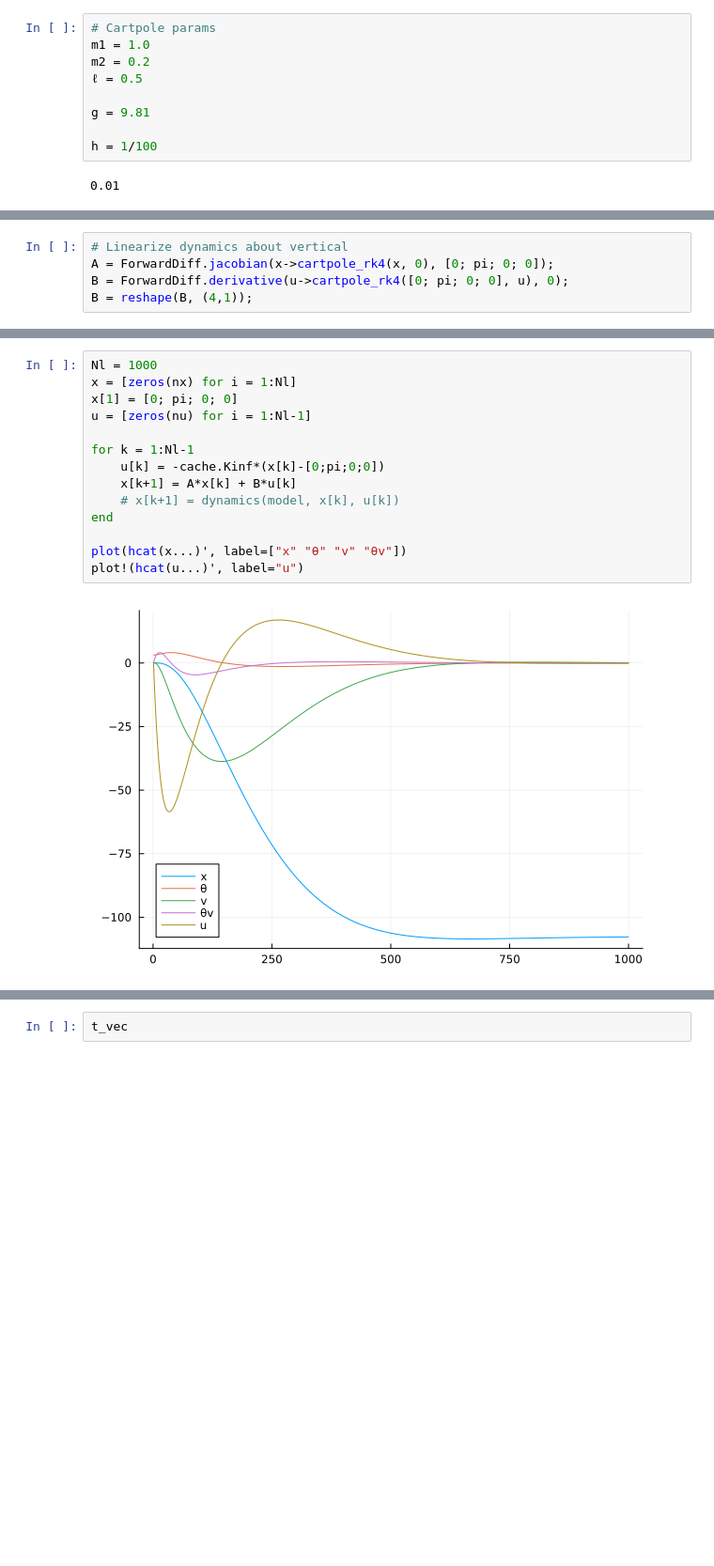
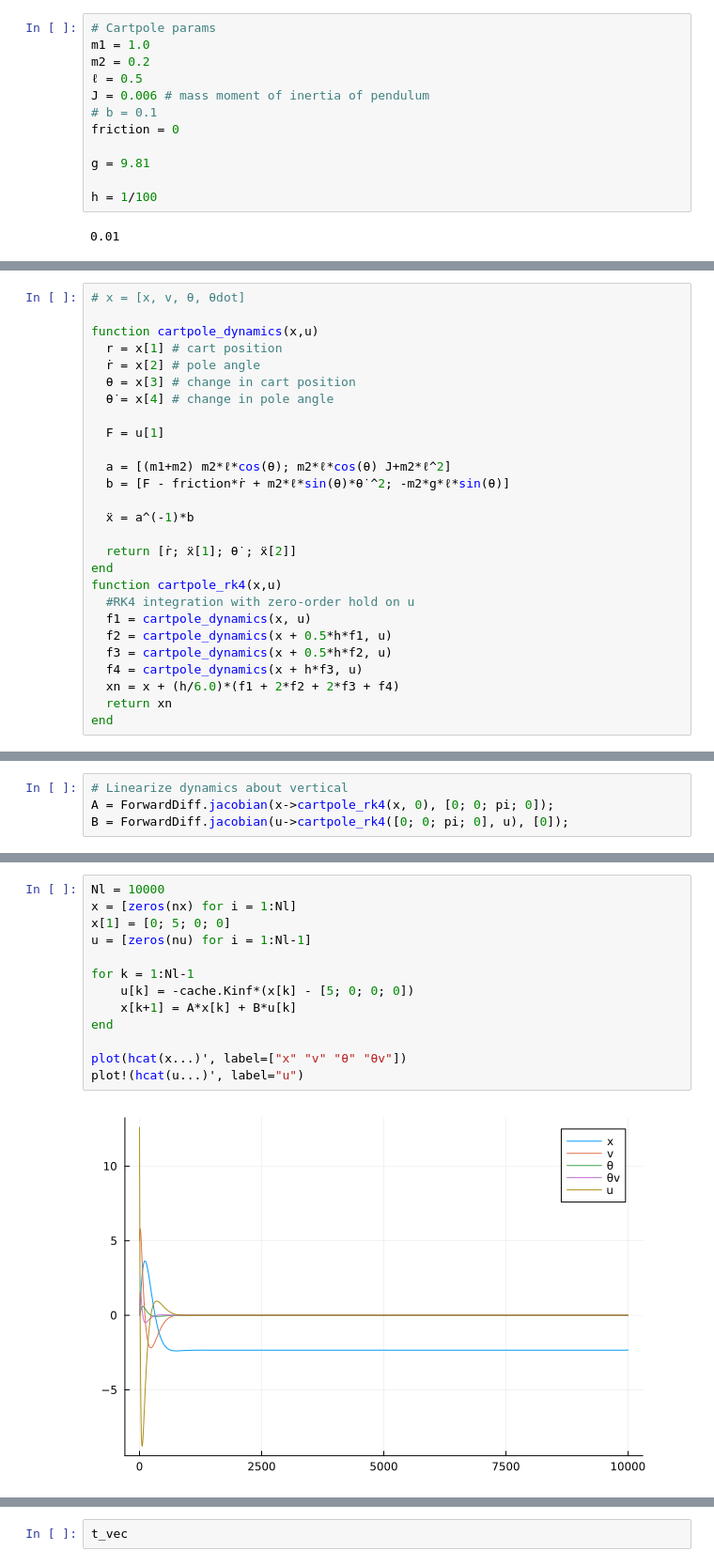
Before and after one commit to sschoedel/cartpole, a Jupyter notebook: Controller/TinyMPC/cartpole.ipynb, the cells around one changed output, grey strips where cells are left out. Shown at 94% size. Saved outputs shown, nothing was run; the diff lists cells and outputs as text; blank space fills up the shorter version.

```diff
--- a/Controller/TinyMPC/cartpole.ipynb
+++ b/Controller/TinyMPC/cartpole.ipynb
@@ -31,6 +30,9 @@ MeshCat Visualizer with path /meshcat/robot/cart/pole at http://127.0.0.1:8702
 m1 = 1.0
 m2 = 0.2
 ℓ = 0.5
+J = 0.006 # mass moment of inertia of pendulum
+# b = 0.1
+friction = 0
 
 g = 9.81
 
@@ -107,0 +42,27 @@ xg = [rg; θg; vg; θ̇g];
+# %%
+# x = [x, v, θ, θdot]
+
+function cartpole_dynamics(x,u)
+  r = x[1] # cart position
+  ṙ = x[2] # pole angle
+  θ = x[3] # change in cart position
+  θ̇ = x[4] # change in pole angle
+
+  F = u[1]
+
+  a = [(m1+m2) m2*ℓ*cos(θ); m2*ℓ*cos(θ) J+m2*ℓ^2]
+  b = [F - friction*ṙ + m2*ℓ*sin(θ)*θ̇ ^2; -m2*g*ℓ*sin(θ)]
+
+  ẍ = a^(-1)*b
+
+  return [ṙ; ẍ[1]; θ̇ ; ẍ[2]]
+end
+function cartpole_rk4(x,u)
+  #RK4 integration with zero-order hold on u
+  f1 = cartpole_dynamics(x, u)
+  f2 = cartpole_dynamics(x + 0.5*h*f1, u)
+  f3 = cartpole_dynamics(x + 0.5*h*f2, u)
+  f4 = cartpole_dynamics(x + h*f3, u)
+  xn = x + (h/6.0)*(f1 + 2*f2 + 2*f3 + f4)
+  return xn
+end
@@ -108,5 +71,4 @@ xg = [rg; θg; vg; θ̇g];
 # %%
 # Linearize dynamics about vertical
-A = ForwardDiff.jacobian(x->cartpole_rk4(x, 0), [0; pi; 0; 0]);
-B = ForwardDiff.derivative(u->cartpole_rk4([0; pi; 0; 0], u), 0);
-B = reshape(B, (4,1));
+A = ForwardDiff.jacobian(x->cartpole_rk4(x, 0), [0; 0; pi; 0]);
+B = ForwardDiff.jacobian(u->cartpole_rk4([0; 0; pi; 0], u), [0]);
@@ -196,16 +125,15 @@ cache.Kinf .= K[1]
 # %%
-Nl = 1000
+Nl = 10000
 x = [zeros(nx) for i = 1:Nl]
-x[1] = [0; pi; 0; 0]
+x[1] = [0; 5; 0; 0]
 u = [zeros(nu) for i = 1:Nl-1]
 
 for k = 1:Nl-1
-    u[k] = -cache.Kinf*(x[k]-[0;pi;0;0])
+    u[k] = -cache.Kinf*(x[k] - [5; 0; 0; 0])
     x[k+1] = A*x[k] + B*u[k]
-    # x[k+1] = dynamics(model, x[k], u[k])
 end
 
-plot(hcat(x...)', label=["x" "θ" "v" "θv"])
+plot(hcat(x...)', label=["x" "v" "θ" "θv"])
 plot!(hcat(u...)', label="u")
 # %% [output]
-[figure, old version]
+[figure, new version]
```
Also changed, not shown: parts of 14 cells of this notebook, 2 other files.
